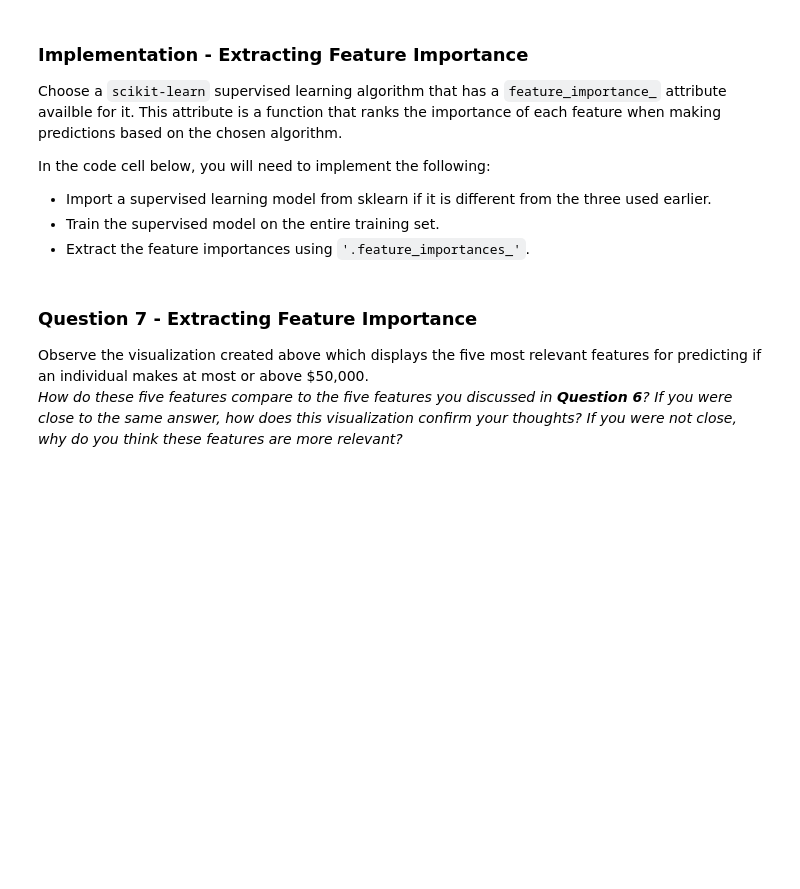
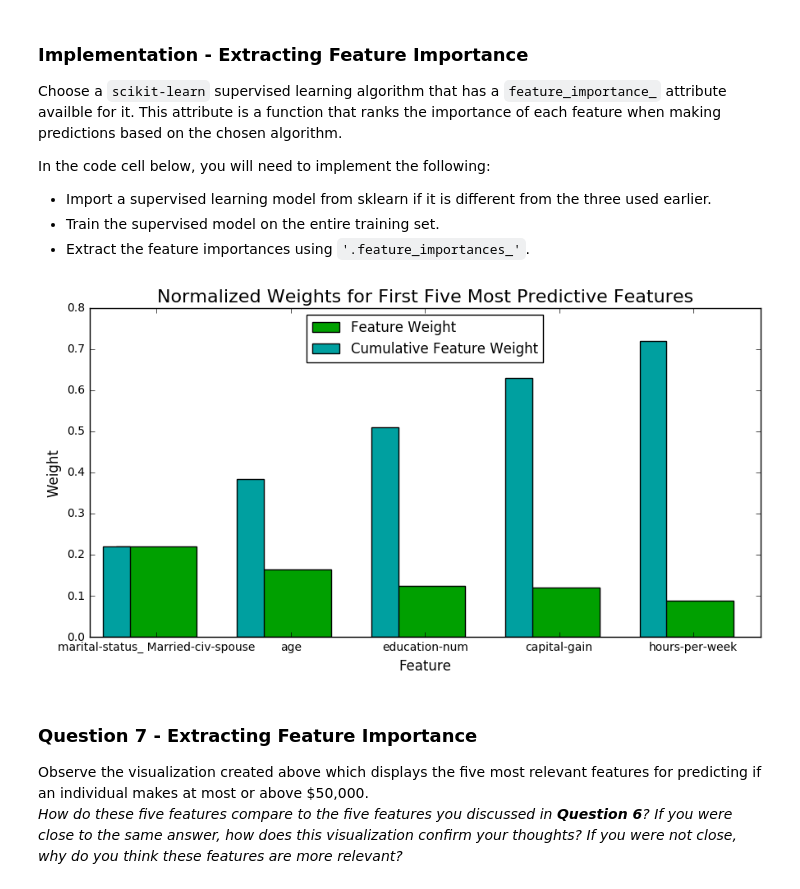
Before and after one commit to biank88/machine-learning, a Jupyter notebook: projects/finding_donors/finding_donors.ipynb, the cells around one changed output. Saved outputs shown, nothing was run; the diff lists cells and outputs as text; code cells hidden in the pictures; blank space fills up the shorter version.

```diff
--- a/projects/finding_donors/finding_donors.ipynb
+++ b/projects/finding_donors/finding_donors.ipynb
@@ -416,14 +529,17 @@ In the code cell below, you will need to implement the following:
 # %%
 # TODO: Import a supervised learning model that has 'feature_importances_'
 
 # TODO: Train the supervised model on the training set
-model = None
+model = DecisionTreeClassifier(random_state=0)
+model.fit(X_train, y_train)
 
 # TODO: Extract the feature importances
-importances = None
+importances = model.feature_importances_
 
 # Plot
 vs.feature_plot(importances, X_train, y_train)
+# %% [output]
+[figure, added]
 # %% [markdown]
 ### Question 7 - Extracting Feature Importance
 
```
Also changed, not shown: parts of 20 cells of this notebook.
